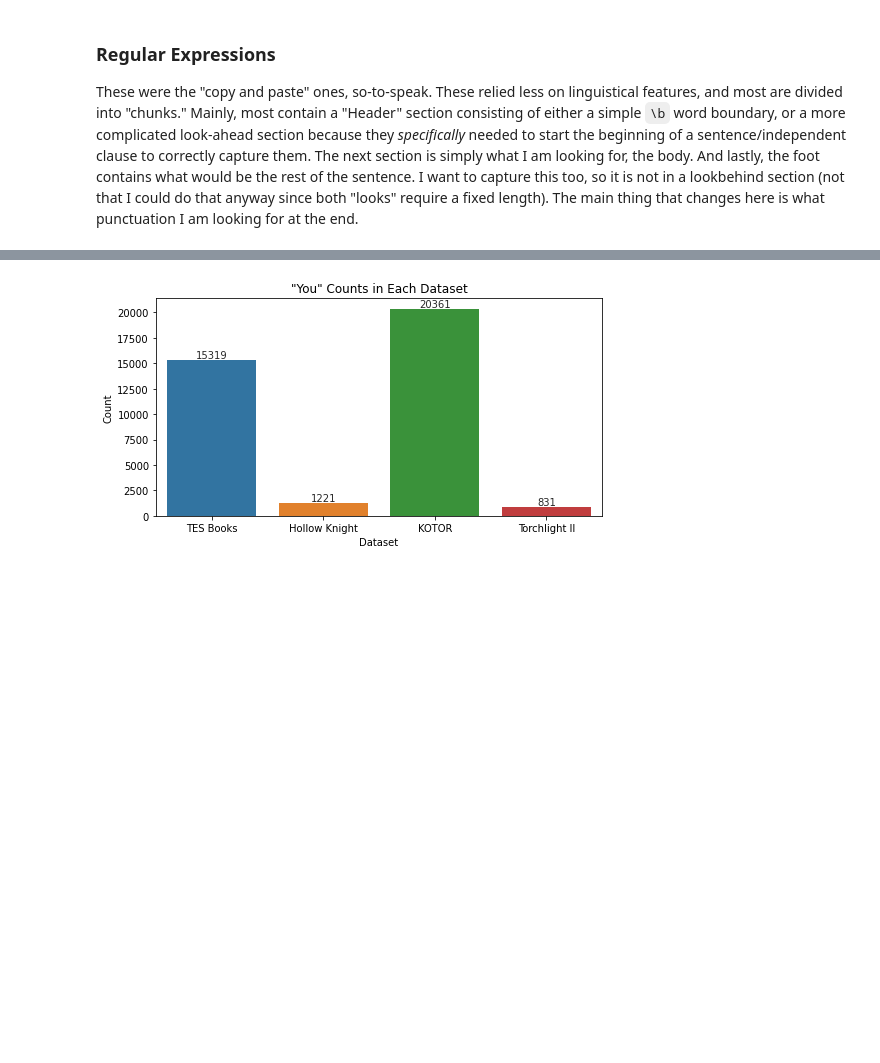
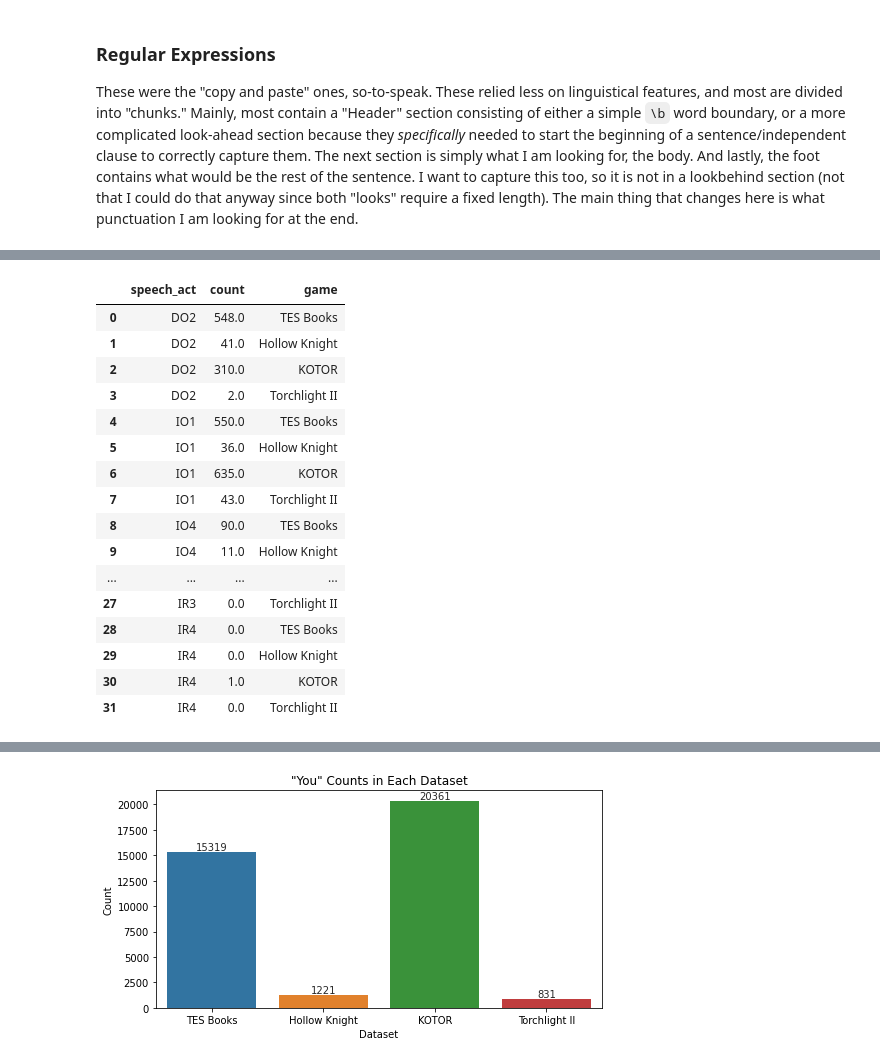
Before and after one commit to Data-Science-for-Linguists-2022/Pragmatics-In-Video-Games, a Jupyter notebook: notebooks/research.ipynb, the cells around one changed output, grey strips where cells are left out. Drawn from its saved outputs; the diff is of its cells as text; code cells hidden in the pictures; blank space fills up the shorter version.

```diff
--- a/notebooks/research.ipynb
+++ b/notebooks/research.ipynb
@@ -281,0 +328,24 @@ IR4 = re.compile(r'(\bAre you able to(?:[^\?]+)?\?)', re.I)
+# %%
+print("=============== ORDER AND REQUESTS FOR KOTOR ===============\n")
+for regex in ord_req:
+    print('\t' + regex)
+    for text in concordances(kotor_df, ord_req[regex], context_cols=['speaker'], num=1, default=False, highlight=False):
+        print(text)
+
+print("=============== ORDER AND REQUESTS FOR HOLLOW KNIGHT ===============\n")
+for regex in ord_req:
+    print('\t' + regex)
+    for text in concordances(hollow_knight_df, ord_req[regex], context_cols=['character'], num=1, default=False, highlight=False):
+        print(text)
+
+print("=============== ORDER AND REQUESTS FOR TORCHLIGHT II ===============\n")
+for regex in ord_req:
+    print('\t' + regex)
+    for text in concordances(torchlight_df, ord_req[regex], context_cols=['speaker'], num=1, default=False, highlight=False):
+        print(text)
+
+print("=============== ORDER AND REQUESTS FOR THE ELDER SCROLLS ===============\n")
+for regex in ord_req:
+    print('\t' + regex)
+    for text in concordances(elder_scrolls_df, ord_req[regex], context_cols=['author', 'title'], num=1, default=False, highlight=False):
+        print(text)
@@ -281,0 +370,35 @@ IR4 = re.compile(r'(\bAre you able to(?:[^\?]+)?\?)', re.I)
+# %%
+# Now for the hard part... graphing them. Hard because it'll be hard to make the graph look pretty :\
+# Let's make a dataframe to keep track of everything
+# Also... essentially quadruple for-loop. What? Sue me!
+
+ordreq_df = pd.DataFrame({'speech_act':[], 'count':[], 'game': []})
+
+for regex in ord_req:
+    for game in data:
+        ordreq_df = ordreq_df.append({'speech_act': regex,
+        'count': len(list(concordances(data[game][0], ord_req[regex], num=-1, default=False))),
+        'game': game}, ignore_index=True)
+
+display(ordreq_df)
+
+# And .pkl for the /sample_data directory
+if False: ordreq_df.to_pickle('../sample_data/ordreq.pkl')
+# %% [output]
+|  | speech_act | count | game |
+| 0 | DO2 | 548.0 | TES Books |
+| 1 | DO2 | 41.0 | Hollow Knight |
+| 2 | DO2 | 310.0 | KOTOR |
+| 3 | DO2 | 2.0 | Torchlight II |
+| 4 | IO1 | 550.0 | TES Books |
+| 5 | IO1 | 36.0 | Hollow Knight |
+| 6 | IO1 | 635.0 | KOTOR |
+| 7 | IO1 | 43.0 | Torchlight II |
+| 8 | IO4 | 90.0 | TES Books |
+| 9 | IO4 | 11.0 | Hollow Knight |
+| ... | ... | ... | ... |
+| 27 | IR3 | 0.0 | Torchlight II |
+| 28 | IR4 | 0.0 | TES Books |
+| 29 | IR4 | 0.0 | Hollow Knight |
+| 30 | IR4 | 1.0 | KOTOR |
+| 31 | IR4 | 0.0 | Torchlight II |
```
Also changed, not shown: parts of 21 cells of this notebook, 4 other files.
